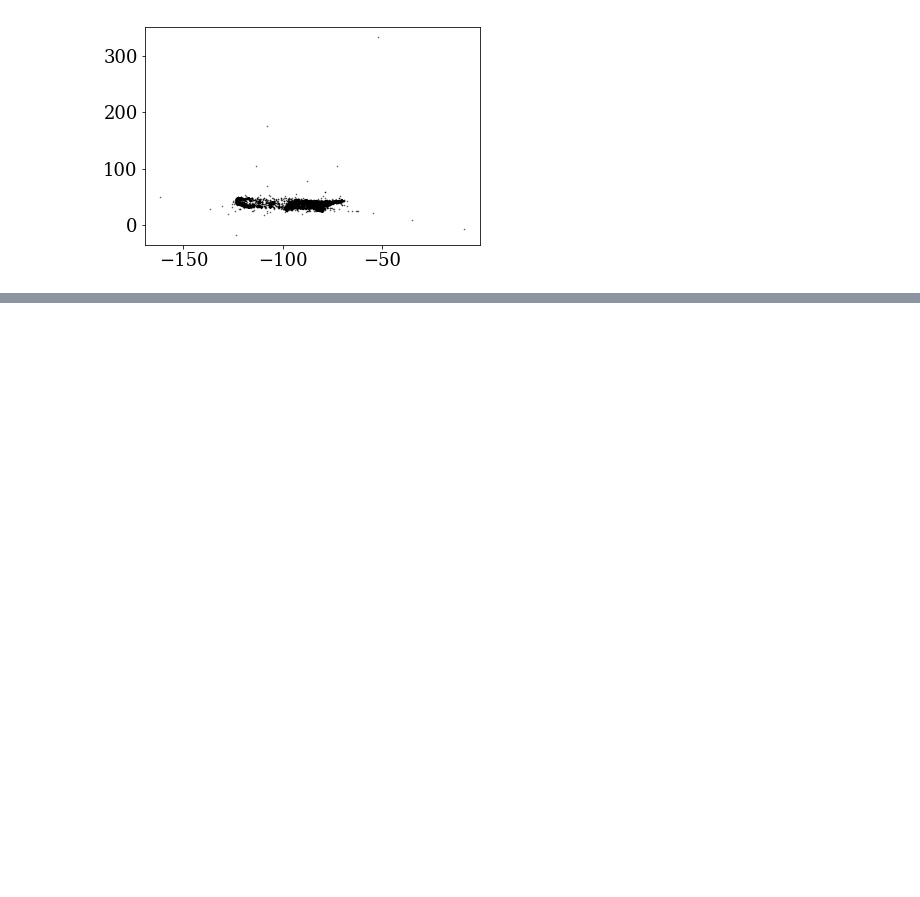
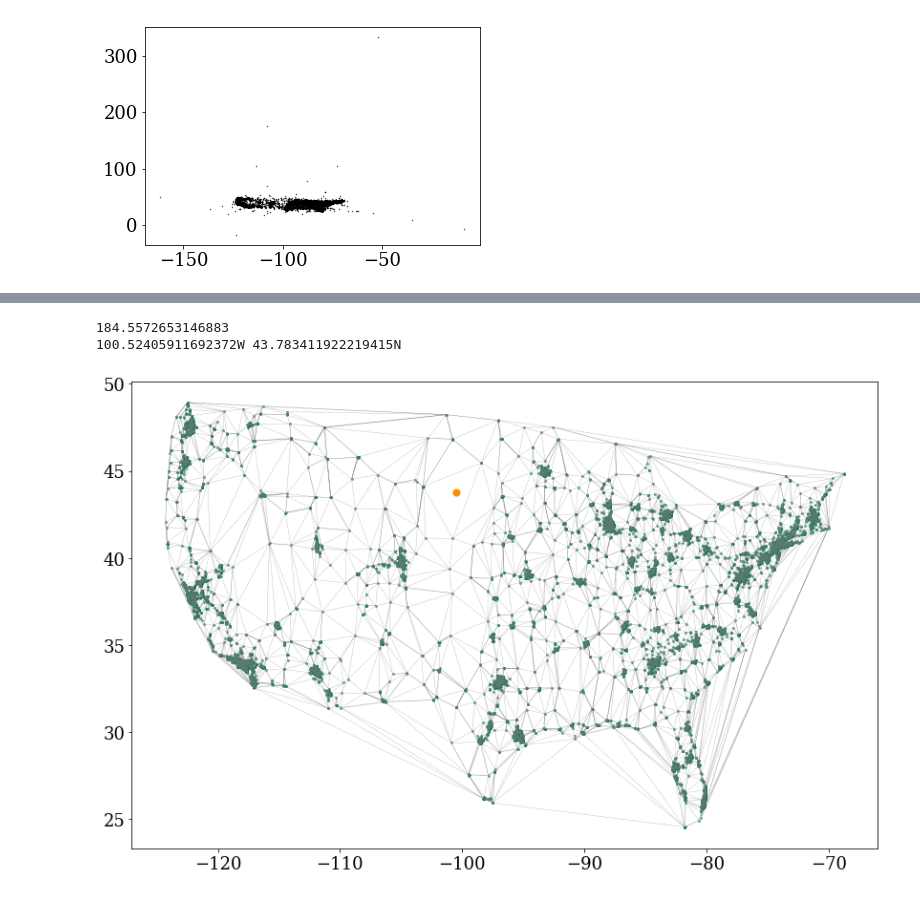
Before and after one commit to jradavenport/us_sbux2018, a Jupyter notebook: makeplots.ipynb, the cells around one changed output, grey strips where cells are left out. Drawn from its saved outputs; the diff is of its cells as text; code cells hidden in the pictures; blank space fills up the shorter version.

```diff
--- a/makeplots.ipynb
+++ b/makeplots.ipynb
@@ -96,0 +136,36 @@ plt.plot(vor.vertices[:,0], vor.vertices[:,1],
+# %%
+points2 = np.vstack((df['Longitude'][usa48], df['Latitude'][usa48])).T
+
+vor2 = Voronoi(points2)
+tri2 = Delaunay(points2)
+
+vclose2 = np.where((vor2.vertices[:,1] < 47) & (vor2.vertices[:,1] > 35) &
+                   (vor2.vertices[:,0] > -122) & (vor2.vertices[:,0] < -90))[0]
+
+
+vdist2 = np.zeros(vclose2.size)
+for k in range(vclose2.size):
+    vdist2[k] = np.nanmin(np.sqrt((vor2.vertices[:,0][vclose2][k] - vor2.points[:,0])**2 +
+                                  (vor2.vertices[:,1][vclose2][k] - vor2.points[:,1])**2))
+# %%
+ss = np.argsort(vdist2)[::-1]
+i = 0
+print(vdist2[ss][i] * 69)
+
+fig,ax = plt.subplots(figsize=(14, 9))
+plt.scatter(df['Longitude'][usa48], df['Latitude'][usa48],
+            s=15, alpha=0.5, marker='.', c='#00704a')
+plt.triplot(df['Longitude'][usa48], df['Latitude'][usa48], tri2.simplices.copy(),
+            c='grey', alpha=0.7, lw=0.3)
+
+# plt.plot(vor.vertices[:,0], vor.vertices[:,1],
+#         '.', c='k', markersize=1, alpha=0.2)
+
+plt.scatter(vor2.vertices[:,0][vclose2][ss][i], vor2.vertices[:,1][vclose2][ss][i],
+            color='DarkOrange', s=50)
+
+print(str(-vor2.vertices[:,0][vclose2][ss][i])+'W ' + str(vor2.vertices[:,1][vclose2][ss][i])+'N')
+# %% [output]
+184.5572653146883
+100.52405911692372W 43.783411922219415N
+[figure, added]
```
Also changed, not shown: parts of 4 cells of this notebook.
